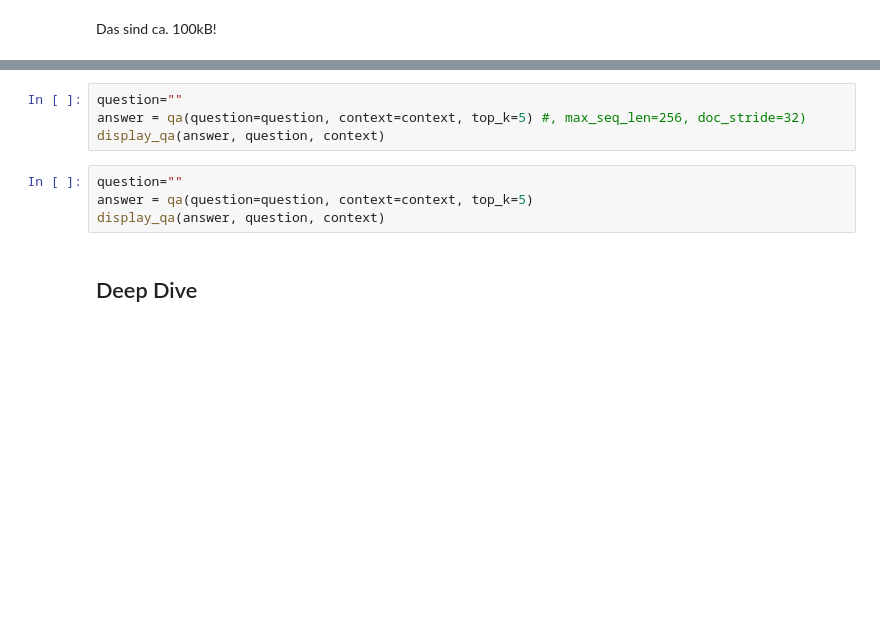
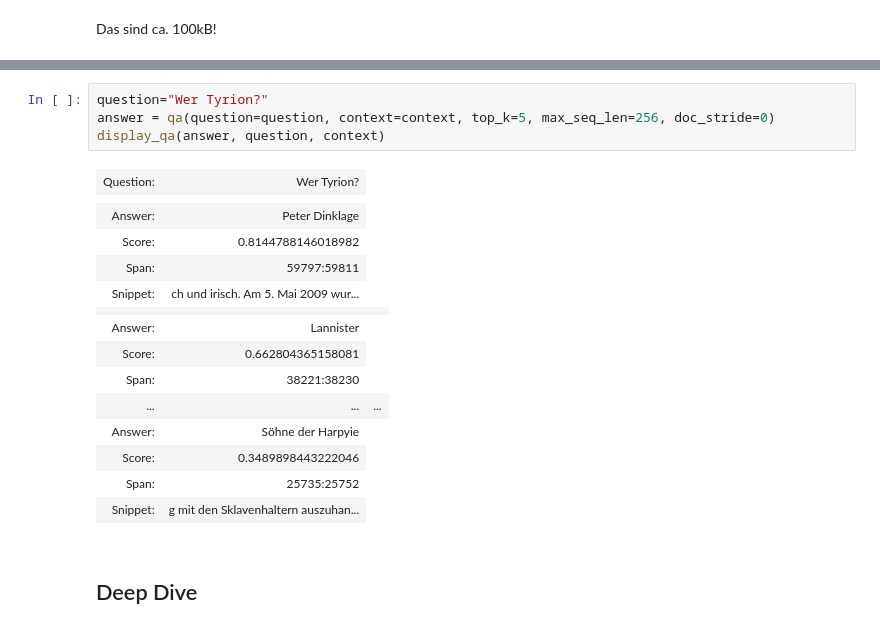
Before and after one commit to jsalbr/m3nlp, a Jupyter notebook: Question_Answering.ipynb, the cells around one changed output, grey strips where cells are left out. Saved outputs shown, nothing was run; the diff lists cells and outputs as text; blank space fills up the shorter version.

```diff
--- a/Question_Answering.ipynb
+++ b/Question_Answering.ipynb
@@ -180,11 +264,24 @@ display_qa(answer, question, context)
 # %%
-question=""
-answer = qa(question=question, context=context, top_k=5) #, max_seq_len=256, doc_stride=32)
+question="Wer Tyrion?"
+answer = qa(question=question, context=context, top_k=5, max_seq_len=256, doc_stride=0)
 display_qa(answer, question, context)
+# %% [output]
+| Question: | Wer Tyrion? |
+|  |  |  |
+| Answer: | Peter Dinklage |
+| Score: | 0.8144788146018982 |
+| Span: | 59797:59811 |
+| Snippet: | ch und irisch. Am 5. Mai 2009 wur... |
+|  |  |  |
+| Answer: | Lannister |
+| Score: | 0.662804365158081 |
+| Span: | 38221:38230 |
+| ... | ... | ... |
+| Answer: | Söhne der Harpyie |
+| Score: | 0.3489898443222046 |
+| Span: | 25735:25752 |
+| Snippet: | g mit den Sklavenhaltern auszuhan... |
+|  |  |  |
-# %%
-question=""
-answer = qa(question=question, context=context, top_k=5)
-display_qa(answer, question, context)
 # %% [markdown]
 ## Deep Dive
 # %%
```
Also changed, not shown: parts of 30 cells of this notebook.
